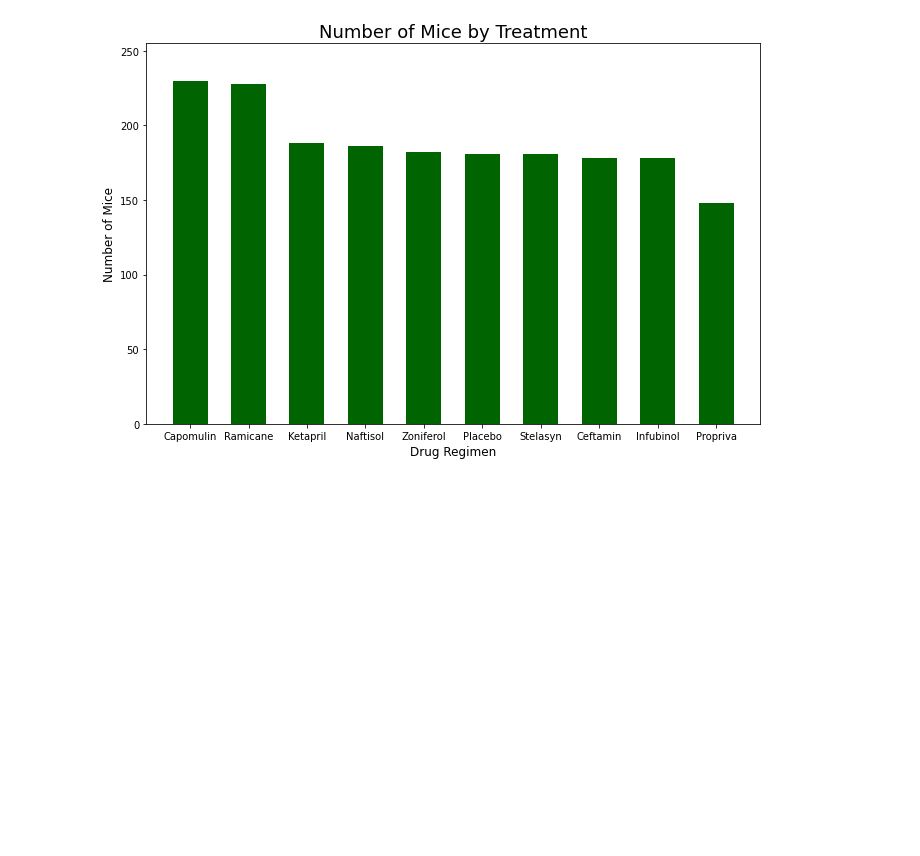
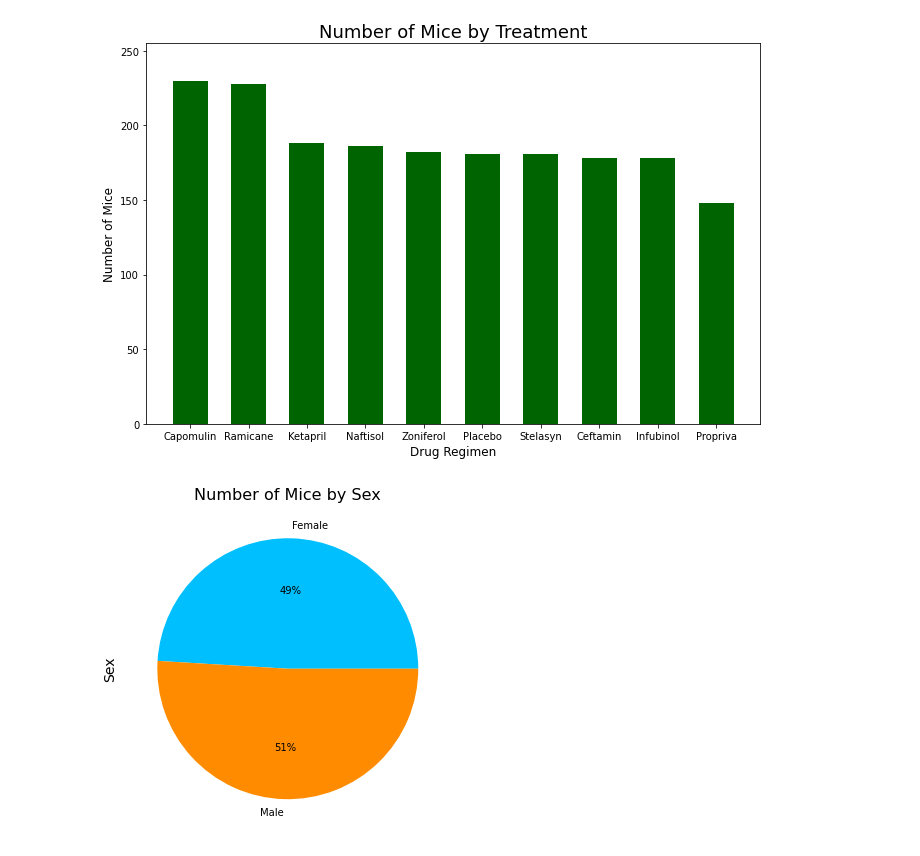
Before and after one commit to emilyneaville/matplotlib-challenge, a Jupyter notebook: pymaceuticals.ipynb, the cells around one changed output. Cells and saved outputs as stored; diff of their text form; code cells hidden in the pictures; blank space fills up the shorter version.

Commit message:
Added pie charts

```diff
--- a/pymaceuticals.ipynb
+++ b/pymaceuticals.ipynb
@@ -144,3 +143,26 @@ plt.ylim(0, max(total_timepoints_df['Timepoint'])+25)
 plt.show()
 # %% [output]
 [figure]
+# %%
+# Generate a pie chart showing the distribution of female versus male mice using pandas\
+
+# Change colors
+pie_colors = ['deepskyblue', 'darkorange']
+
+# Plotting the pie chart for above dataframe
+clean_df.groupby(['Sex']).count()['Mouse ID'].plot(kind='pie', y='Mouse_ID', autopct='%1.0f%%',
+                                                   colors=pie_colors, figsize=(6,6))
+plt.title('Number of Mice by Sex', fontsize=16)
+plt.ylabel('Sex', fontsize=14)
+plt.show()
+
+# Group df by sex and get the counts of mice by each sex
+#gender_count = clean_df.groupby('Sex').count()['Mouse ID']
+
+# Create pie chart
+#gender_count.plot(kind='pie', y='Mouse ID', legend=False, autopct='%1.1f%%', fontsize=14, figsize=(6,6), colors=pie_colors)
+#plt.title('Number of Mice by Sex', fontsize=16)
+#plt.ylabel('Sex', fontsize=14)
+#plt.show()
+# %% [output]
+[figure, added]
```
Also changed, not shown: parts of 3 cells of this notebook.
